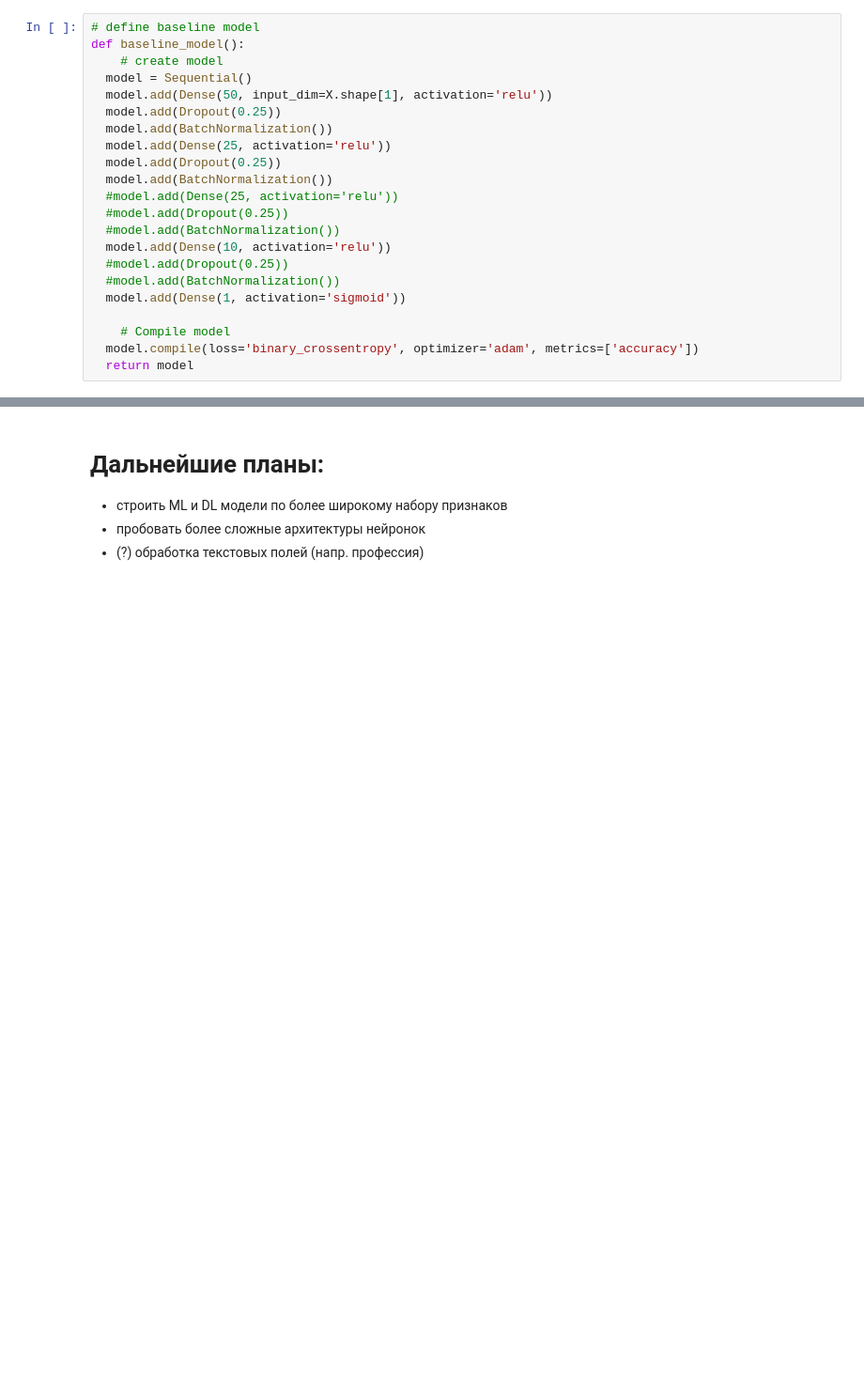
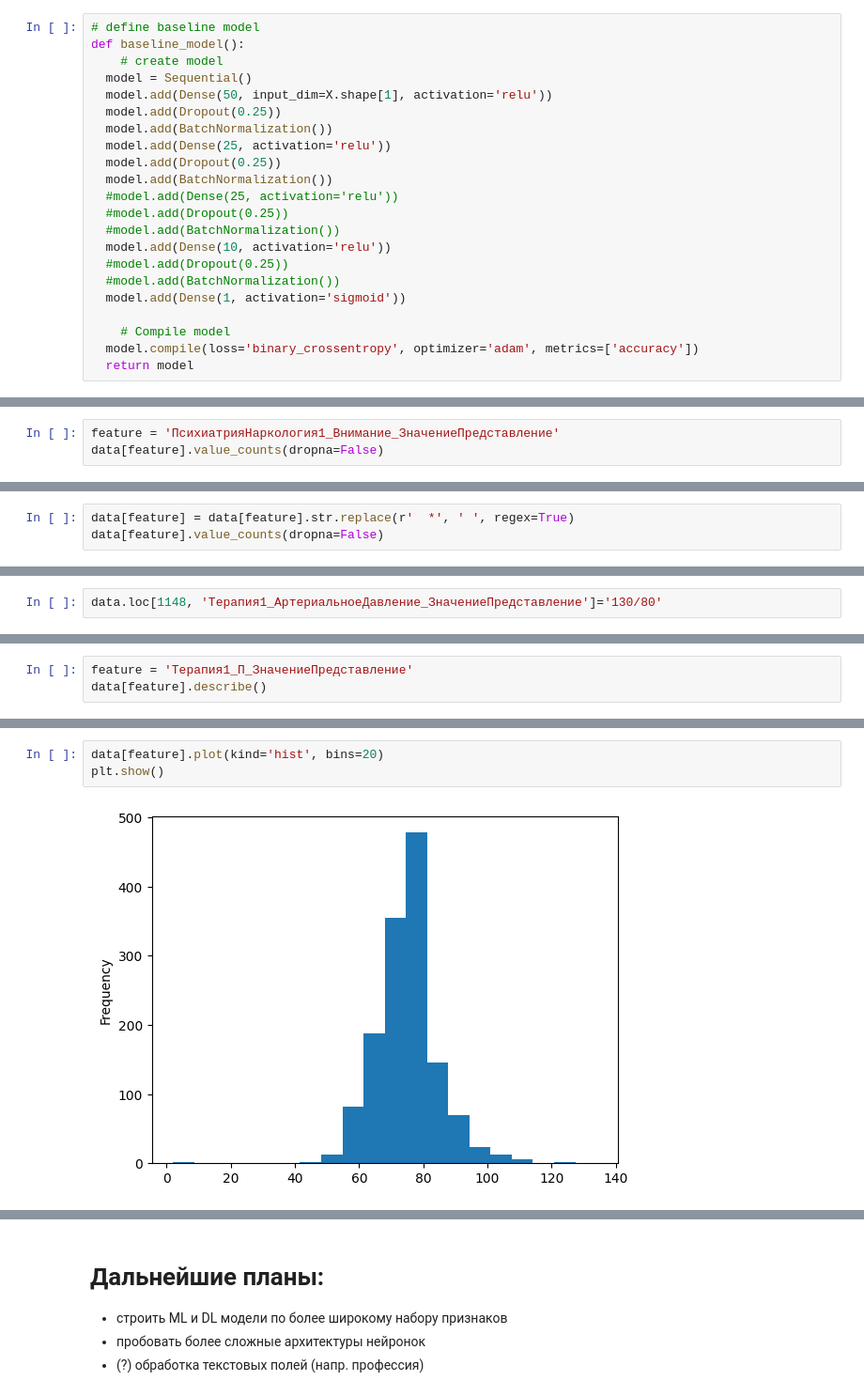
Before and after one commit to Untick/InspectrumClinic_RecSys, a Jupyter notebook: ArielChernyy/Inspectrum_clinic_new_dataset.ipynb, the cells around one changed output, grey strips where cells are left out. Shown at 94% size. Drawn from its saved outputs; the diff is of its cells as text; blank space fills up the shorter version.

```diff
--- a/ArielChernyy/Inspectrum_clinic_new_dataset.ipynb
+++ b/ArielChernyy/Inspectrum_clinic_new_dataset.ipynb
@@ -1898,0 +2963,3 @@ array([0.89206349, 0.91401274, 0.91082803, 0.91401274, 0.88535032,
+# %%
+feature = 'ПсихиатрияНаркология1_Внимание_ЗначениеПредставление'
+data[feature].value_counts(dropna=False)
@@ -1898,0 +2979,3 @@ array([0.89206349, 0.91401274, 0.91082803, 0.91401274, 0.88535032,
+# %%
+data[feature] = data[feature].str.replace(r'  *', ' ', regex=True)
+data[feature].value_counts(dropna=False)
@@ -1898,0 +3157,2 @@ array([0.89206349, 0.91401274, 0.91082803, 0.91401274, 0.88535032,
+# %%
+data.loc[1148, 'Терапия1_АртериальноеДавление_ЗначениеПредставление']='130/80'
@@ -1898,0 +3523,3 @@ array([0.89206349, 0.91401274, 0.91082803, 0.91401274, 0.88535032,
+# %%
+feature = 'Терапия1_П_ЗначениеПредставление'
+data[feature].describe()
@@ -1898,0 +3536,5 @@ array([0.89206349, 0.91401274, 0.91082803, 0.91401274, 0.88535032,
+# %%
+data[feature].plot(kind='hist', bins=20)
+plt.show()
+# %% [output]
+[figure, added]
```
Also changed, not shown: parts of 263 cells of this notebook.
